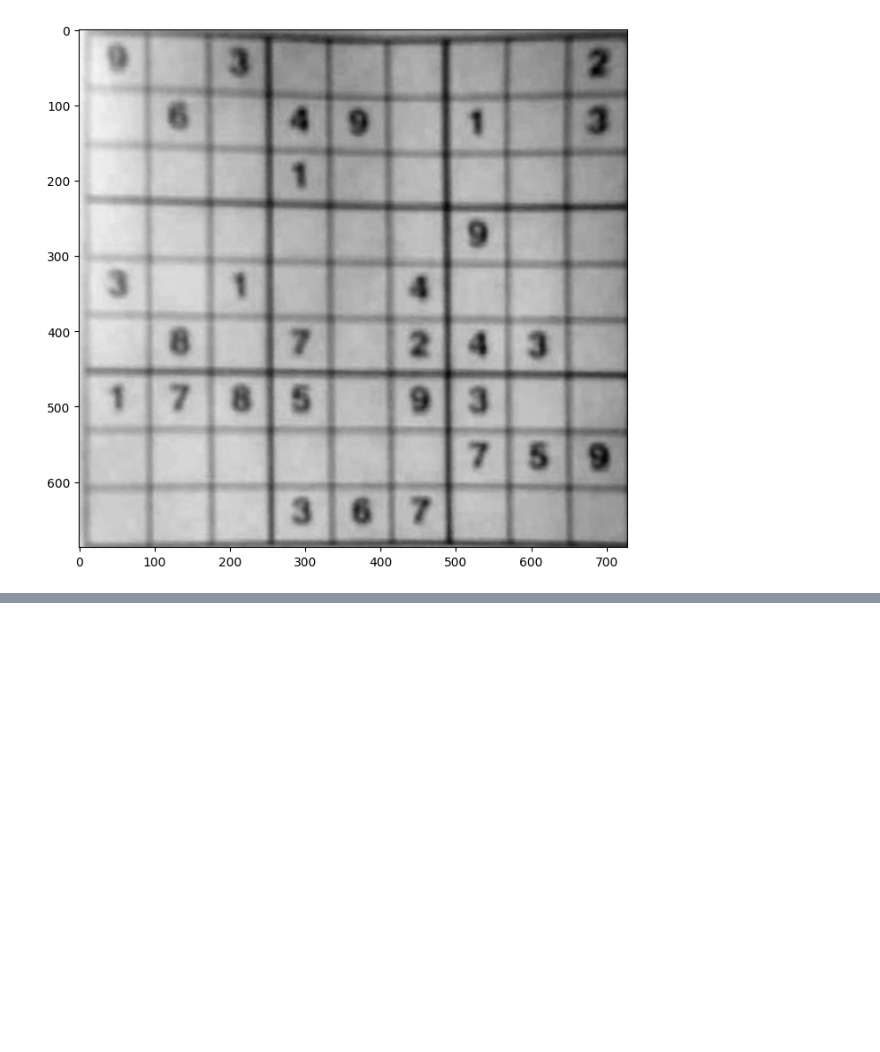
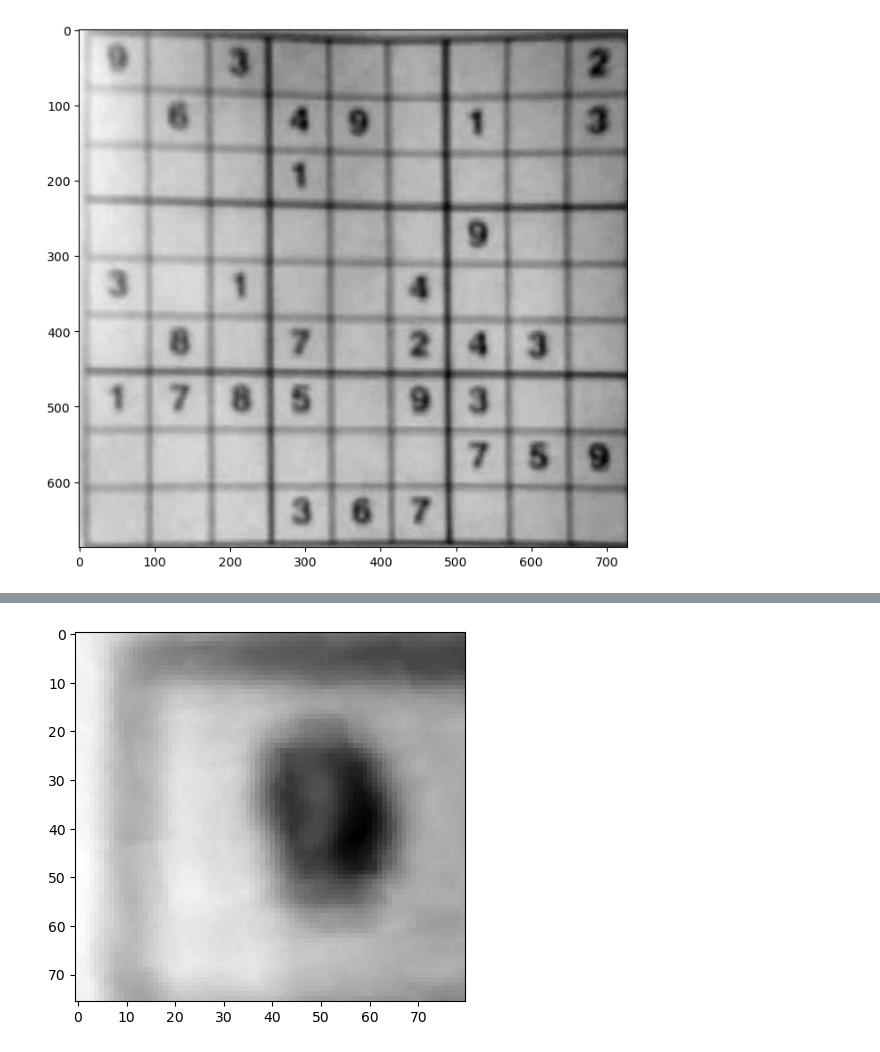
Before and after one commit to RanitGupta/Sudoku_Solver, a Jupyter notebook: Sudoku_Solver.ipynb, the cells around one changed output, grey strips where cells are left out. Saved outputs shown, nothing was run; the diff lists cells and outputs as text; code cells hidden in the pictures; blank space fills up the shorter version.

```diff
--- a/Sudoku_Solver.ipynb
+++ b/Sudoku_Solver.ipynb
@@ -369,0 +390,11 @@ Text(0.5, 1.0, 'img_ Median')
+# %%
+# Naive Approach, find cells by dividing imagine into 9x9 squares (assumes decent board)
+
+height_step = board.shape[0] // 9
+width_step = board.shape[1] // 9
+
+
+plt.imshow(board[0:height_step, 0:width_step], cmap="gray")
+plt.show()
+# %% [output]
+[figure, added]
```
Also changed, not shown: parts of 8 cells of this notebook.
